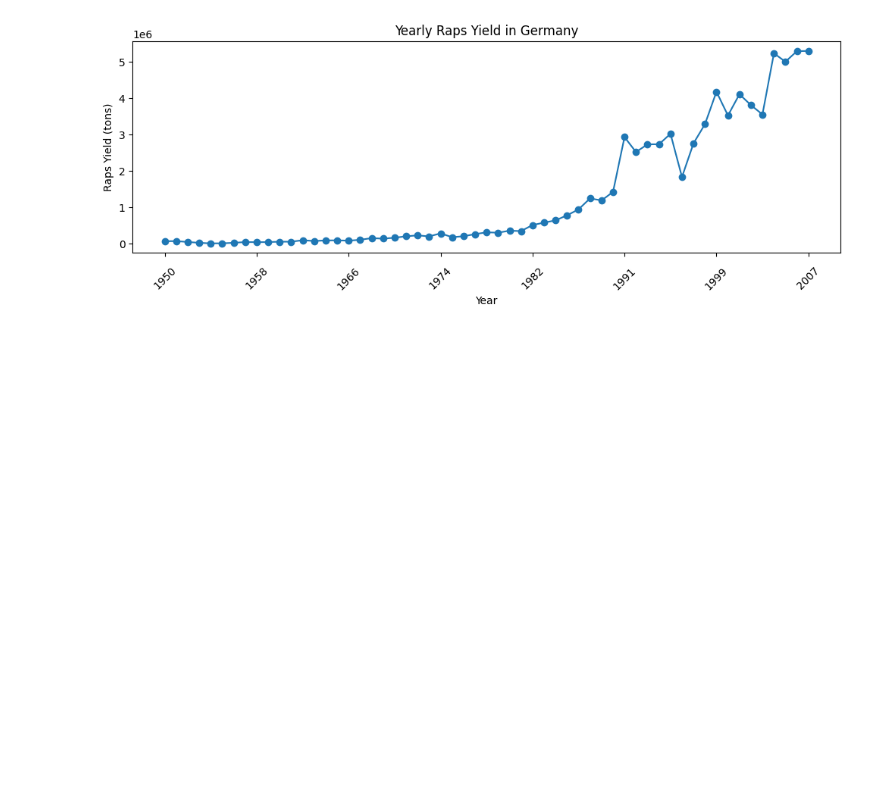
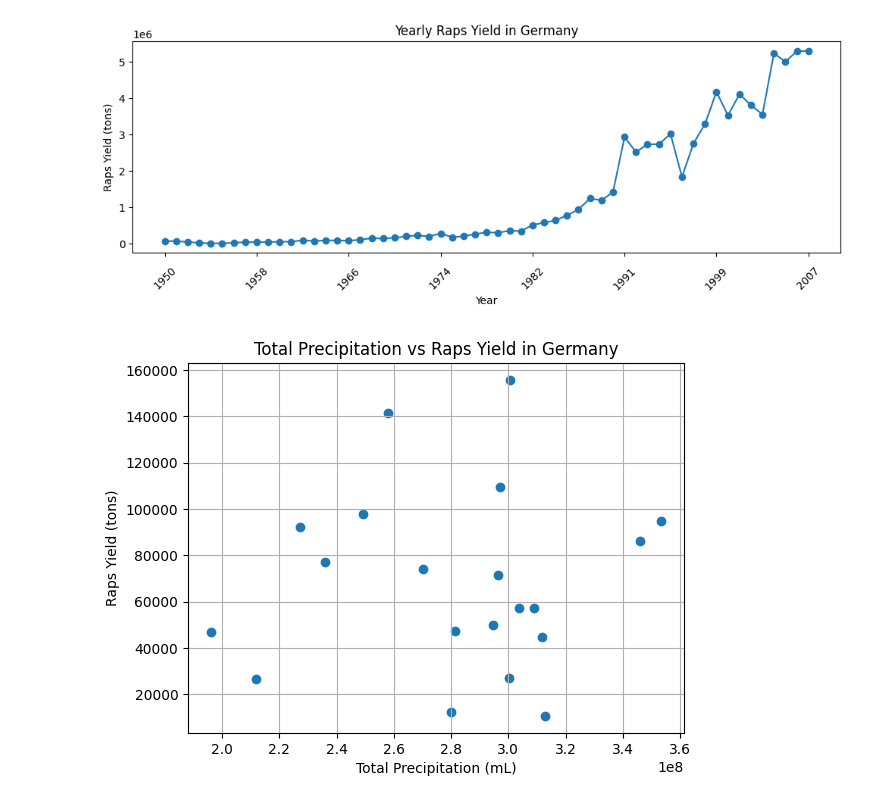
Before and after one commit to gespel/CropYieldModel, a Jupyter notebook: main.ipynb, the cells around one changed output. Drawn from its saved outputs; the diff is of its cells as text; code cells hidden in the pictures; blank space fills up the shorter version.

Commit message:
adding raps scatter plot

```diff
--- a/main.ipynb
+++ b/main.ipynb
@@ -154,3 +154,21 @@ fig.tight_layout(pad=1.0)
 plt.show()
 # %% [output]
 [figure]
+# %%
+plot_raps_tuple_list = []
+
+for i in yearly_precipitation[:20]:
+    try:
+        if yearly_raps_yield('.data/41241-0002_de_flat.csv', int(i[0])) is not None:
+                plot_raps_tuple_list.append((i[1], yearly_raps_yield('.data/41241-0002_de_flat.csv', int(i[0]))))
+    except (ValueError, TypeError):
+        pass
+
+plt.scatter([x[0] for x in plot_raps_tuple_list], [x[1] for x in plot_raps_tuple_list])
+plt.xlabel('Total Precipitation (mL)')
+plt.ylabel('Raps Yield (tons)')
+plt.title('Total Precipitation vs Raps Yield in Germany')
+plt.grid()
+plt.show()
+# %% [output]
+[figure, added]
```
